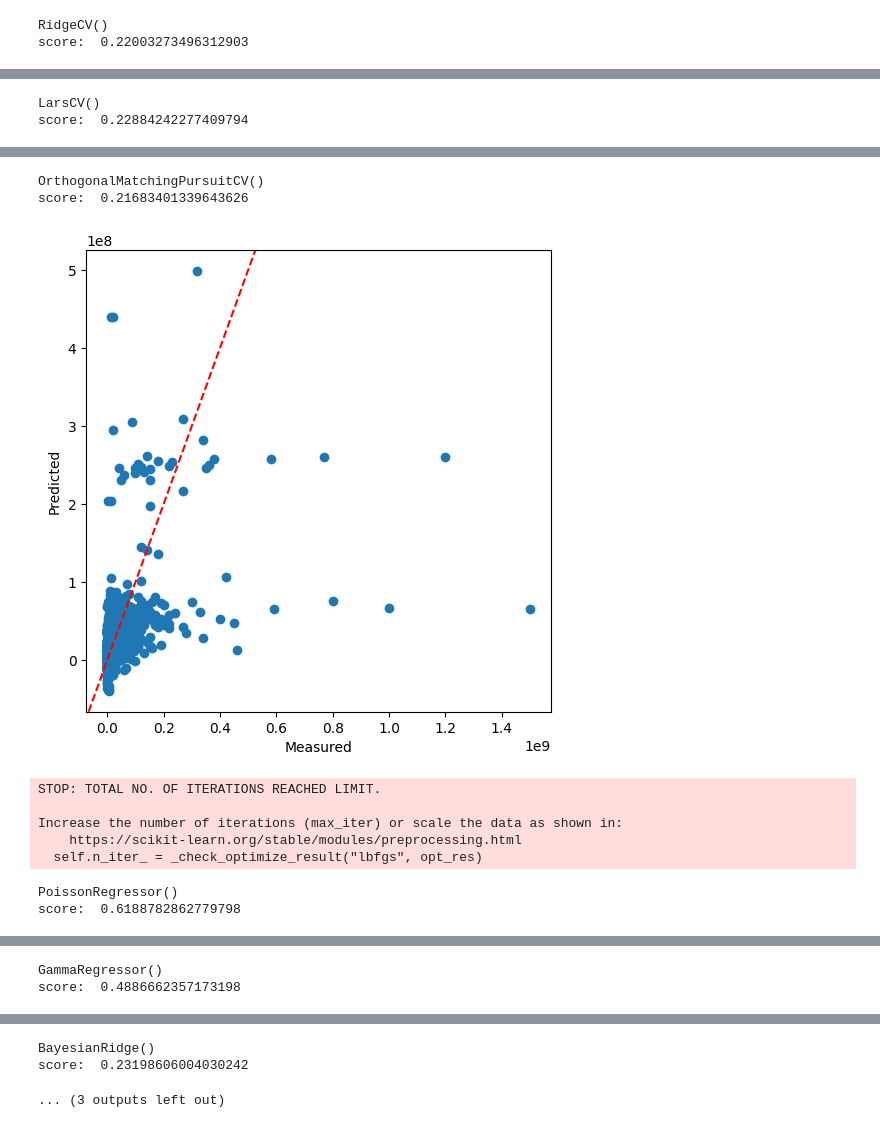
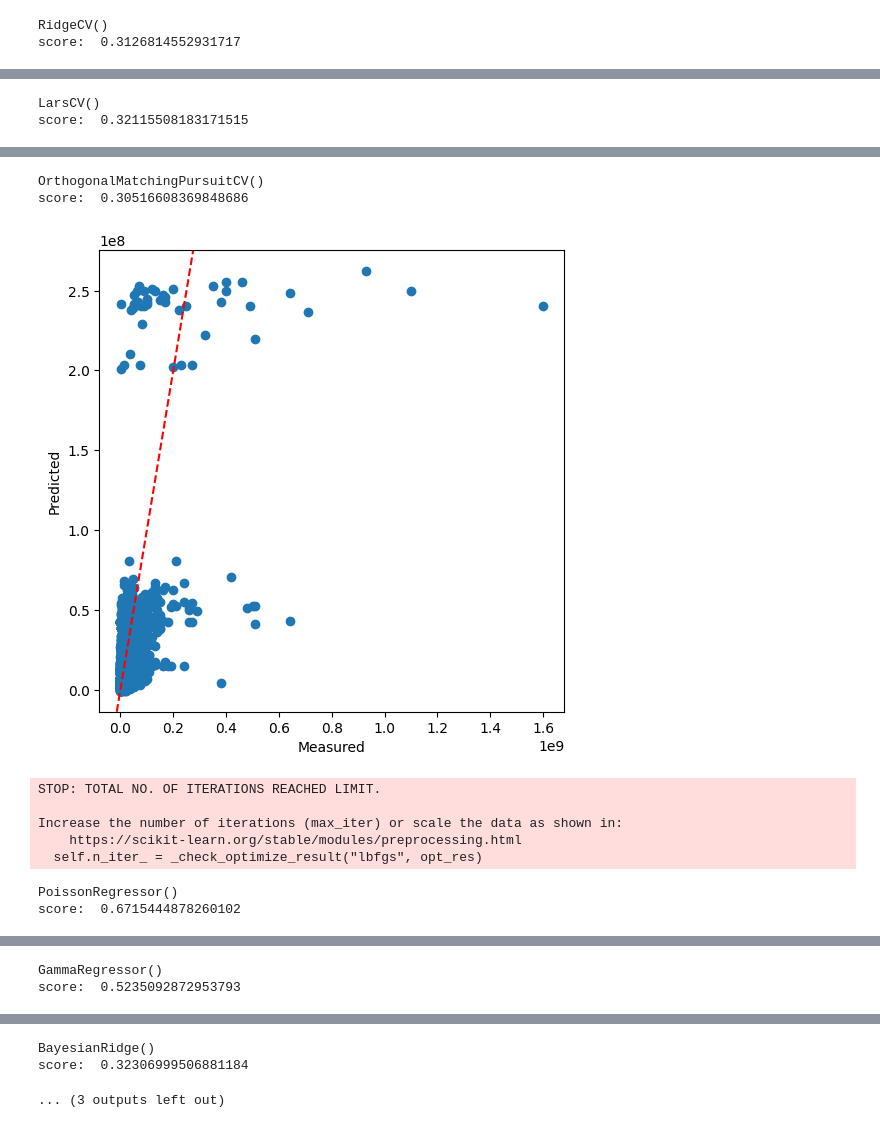
Before and after one commit to inzynierka-wsei-2024/projekt, a Jupyter notebook: ai/tests.ipynb, the cells around one changed output, grey strips where cells are left out. Drawn from its saved outputs; the diff is of its cells as text; code cells hidden in the pictures.

Commit message:
Add new experiments with model optimization

```diff
--- a/ai/tests.ipynb
+++ b/ai/tests.ipynb
@@ -38,6 +38,8 @@ connection_url = sqlalchemy.engine.URL.create(
 engine = sqlalchemy.create_engine(connection_url)
 df_japan = pd.read_sql('SELECT * FROM Transactions', engine)
 
+df_japan_copy = df_japan.copy()
+
 print(df_japan.head())
 
 columns_to_encode = ['RealEstateType', 'Region', 'Prefecture', 'City', 'District', 'FrontageRoadType', 'FrontageRoadDirection', 'LandShape', 'PlanningType']
@@ -49,11 +51,12 @@ numerical_values = ['MinTimeToNearestStation', 'MaxTimeToNearestStation', 'Area'
 price = df_japan['Price']
 
 df_japan = df_japan.drop(columns=columns_to_drop)
-df_japan = df_japan.drop(columns=tentative_columns)
+# df_japan = df_japan.drop(columns=tentative_columns)
 print(df_japan.info())
 print(df_japan.drop(columns=columns_to_encode).info())
 
 df_japan = pd.get_dummies(df_japan, columns=columns_to_encode)
+df_japan = pd.get_dummies(df_japan, columns=tentative_columns)
 print(df_japan.info())
 print(df_japan.shape)
 
@@ -125,11 +161,11 @@ new_list_of_models = [
         ('scaler', StandardScaler()),
         ('model', SGDRegressor())
     ]),
-     Pipeline([
-        ('imputer', SimpleImputer(missing_values=np.nan, strategy='mean')),
-        ('scaler', StandardScaler()),
-        ('model', TheilSenRegressor())
-    ]),
+    #  Pipeline([
+    #     ('imputer', SimpleImputer(missing_values=np.nan, strategy='mean')),
+    #     ('scaler', StandardScaler()),
+    #     ('model', TheilSenRegressor())
+    # ]),
 ]
 
 for model in new_list_of_models:
@@ -147,4 +183,4 @@ for model in new_list_of_models:
     plt.show()
 # %% [output]
 RidgeCV()
-score:  0.22003273496312903
+score:  0.3126814552931717
@@ -152,2 +188,2 @@ score:  0.22003273496312903
 LarsCV()
-score:  0.22884242277409794
+score:  0.32115508183171515
@@ -155,10 +191,10 @@ score:  0.22884242277409794
 OrthogonalMatchingPursuitCV()
-score:  0.21683401339643626
+score:  0.30516608369848686
-[figure, old version]
+[figure, new version]
 STOP: TOTAL NO. OF ITERATIONS REACHED LIMIT.
 
 Increase the number of iterations (max_iter) or scale the data as shown in:
     https://scikit-learn.org/stable/modules/preprocessing.html
   self.n_iter_ = _check_optimize_result("lbfgs", opt_res)
 PoissonRegressor()
-score:  0.6188782862779798
+score:  0.6715444878260102
@@ -166,2 +202,2 @@ score:  0.6188782862779798
 GammaRegressor()
-score:  0.4886662357173198
+score:  0.5235092872953793
@@ -169,5 +205,5 @@ score:  0.4886662357173198
 BayesianRidge()
-score:  0.23198606004030242
+score:  0.32306999506881184
 ... (3 outputs left out)
 # %%
 from sklearn.linear_model import TweedieRegressor, PoissonRegressor
```
Also changed, not shown: parts of 10 cells of this notebook, 1 other file.
